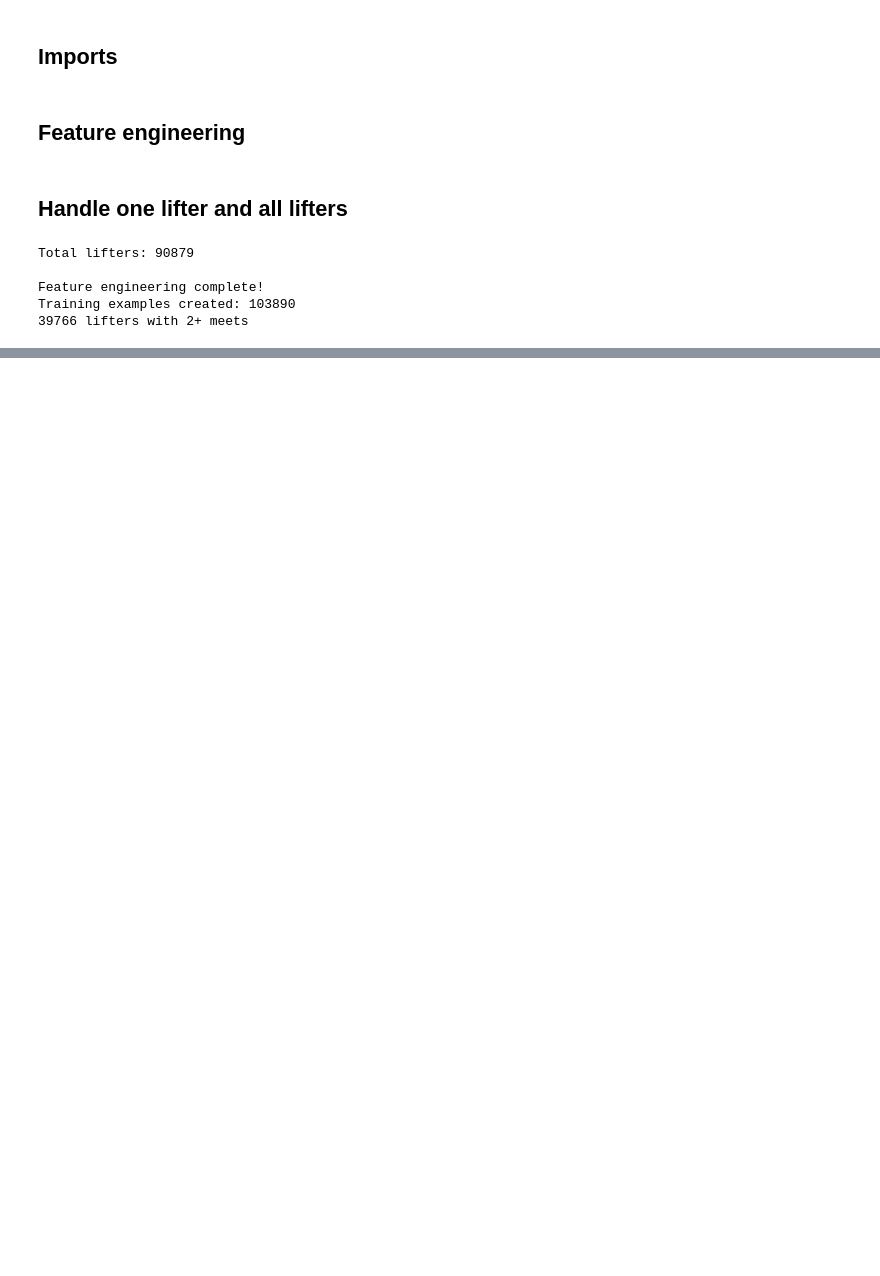
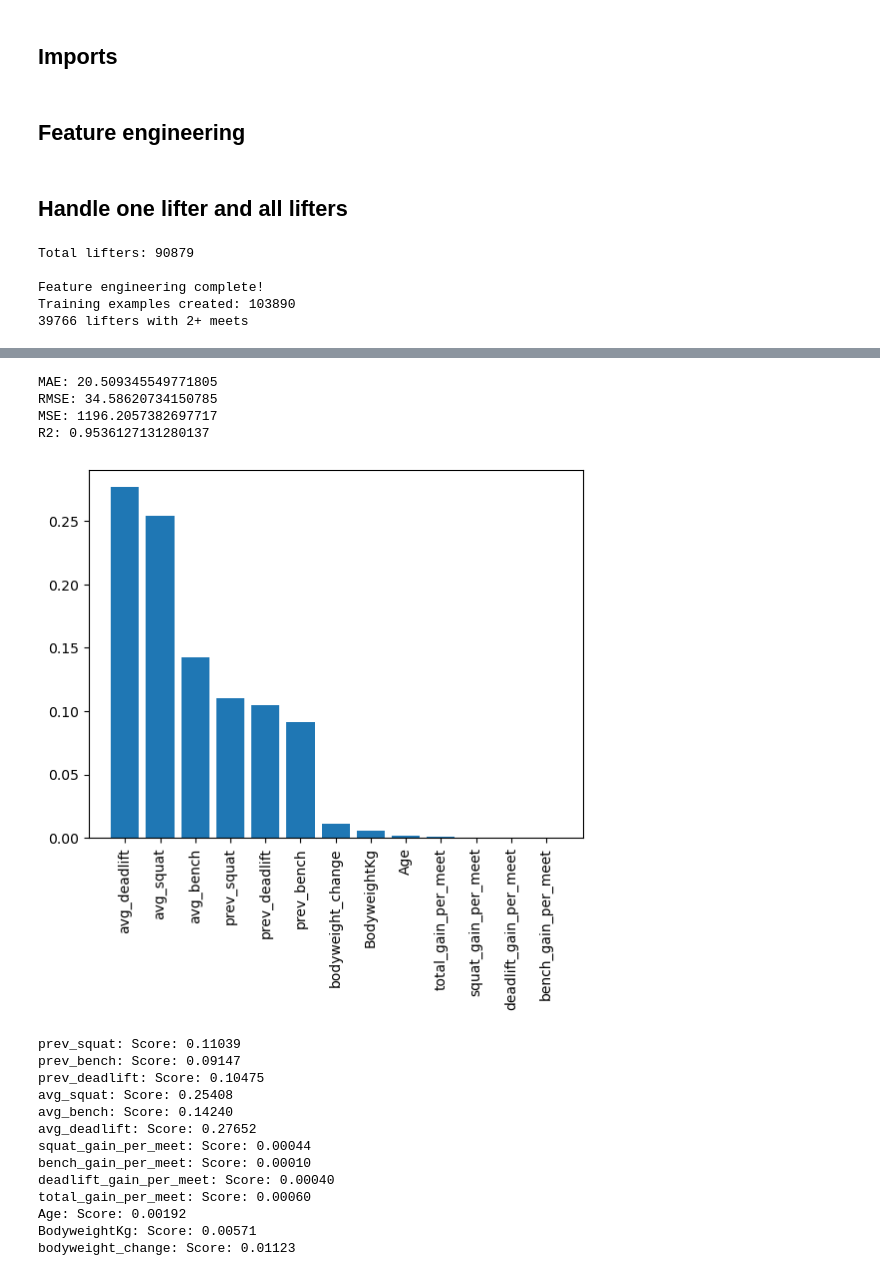
Before and after one commit to philipogn/powerlifting_statistics, a Jupyter notebook: notebooks/feat_eng_experiment.ipynb, the cells around one changed output, grey strips where cells are left out. Saved outputs shown, nothing was run; the diff lists cells and outputs as text; code cells hidden in the pictures; blank space fills up the shorter version.

```diff
--- a/notebooks/feat_eng_experiment.ipynb
+++ b/notebooks/feat_eng_experiment.ipynb
@@ -197,0 +169,66 @@ R2: 0.9501622608168601
+# %%
+from sklearn.preprocessing import StandardScaler
+from sklearn.linear_model import LinearRegression
+from sklearn.ensemble import RandomForestRegressor
+import matplotlib.pyplot as plt
+
+split_date = df_with_features['Date'].quantile(0.8)
+train_df = df_with_features[df_with_features['Date'] < split_date]
+test_df = df_with_features[df_with_features['Date'] >= split_date]
+
+X_train = train_df[feature_columns]
+X_test = test_df[feature_columns]
+y_train = train_df['TotalKg']
+y_test = test_df['TotalKg']
+
+# Scaled
+# scaler = StandardScaler()
+# X_train_scaled = scaler.fit_transform(X_train)  # Fit on training data only
+# X_test_scaled = scaler.transform(X_test)
+# model = LinearRegression()
+# model.fit(X_train, y_train)
+# y_pred = model.predict(X_test)
+# importance = model.coef_
+
+model = GradientBoostingRegressor()
+model.fit(X_train, y_train)
+y_pred = model.predict(X_test)
+importance = model.feature_importances_
+
+print(f'MAE: {mean_absolute_error(y_test, y_pred)}')
+print(f'RMSE: {np.sqrt(mean_squared_error(y_test, y_pred))}')
+print(f'MSE: {mean_squared_error(y_test, y_pred)}')
+print(f'R2: {r2_score(y_test, y_pred)}\n')
+
+sorted_importance = np.argsort(importance)[::-1]
+x = range(len(importance))
+labels = np.array(feature_columns)[sorted_importance]
+plt.bar(x, importance[sorted_importance], tick_label=labels)
+plt.xticks(rotation=90)
+plt.show()
+
+
+for i, v in zip(feature_columns ,importance):
+    print(f"{i}: Score: {v:.5f}")
+
+# plt.bar([x for x in range(len(importance))], importance)
+# plt.show()
+# %% [output]
+MAE: 20.509345549771805
+RMSE: 34.58620734150785
+MSE: 1196.2057382697717
+R2: 0.9536127131280137
+[figure, added]
+prev_squat: Score: 0.11039
+prev_bench: Score: 0.09147
+prev_deadlift: Score: 0.10475
+avg_squat: Score: 0.25408
+avg_bench: Score: 0.14240
+avg_deadlift: Score: 0.27652
+squat_gain_per_meet: Score: 0.00044
+bench_gain_per_meet: Score: 0.00010
+deadlift_gain_per_meet: Score: 0.00040
+total_gain_per_meet: Score: 0.00060
+Age: Score: 0.00192
+BodyweightKg: Score: 0.00571
+bodyweight_change: Score: 0.01123
```
Also changed, not shown: parts of 3 cells of this notebook, 6 other files.
